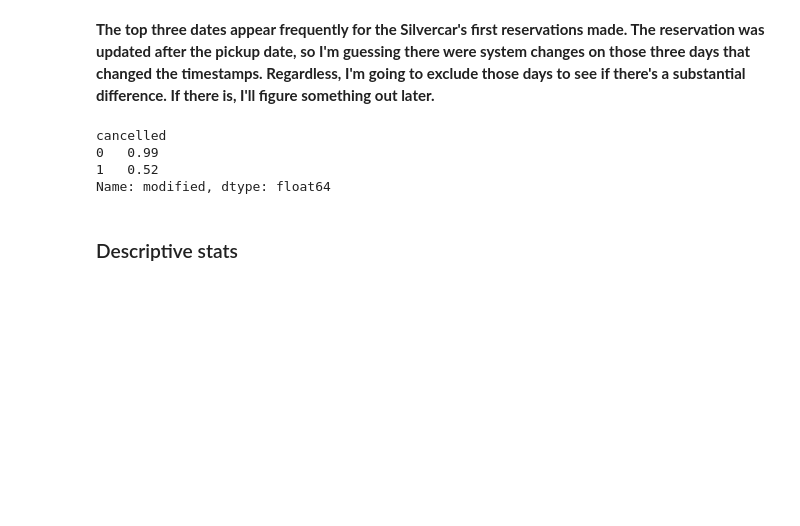
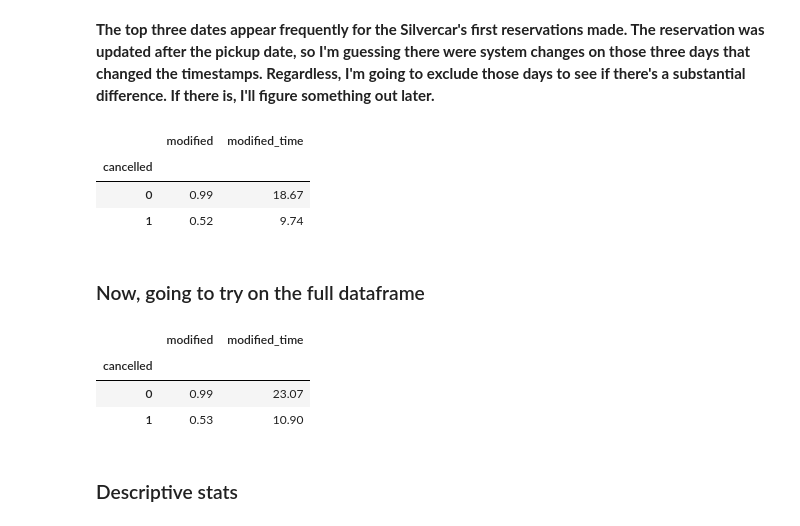
Before and after one commit to mengeling/silvercar-cancellation-predictor, a Jupyter notebook: EDA/silvercar.ipynb, the cells around one changed output. Saved outputs shown, nothing was run; the diff lists cells and outputs as text; code cells hidden in the pictures; blank space fills up the shorter version.

```diff
--- a/EDA/silvercar.ipynb
+++ b/EDA/silvercar.ipynb
@@ -192,10 +192,13 @@ dates = [pd.Timestamp('2014-03-04').date(), pd.Timestamp('2013-05-23').date(), p
 df_modified = df[~df["updated_at"].dt.date.isin(dates)]
 # %%
 df_modified["modified"] = df_modified["updated_at"].dt.date > df_modified["created_at"].dt.date
+df_modified["modified_time"] = (df_modified["updated_at"] - df_modified["created_at"]).dt.total_seconds() / 86400
 # %%
-df_modified.groupby("cancelled")["modified"].mean()
+df_modified.groupby("cancelled")[["modified", "modified_time"]].mean()
 # %% [output]
-cancelled
-0   0.99
-1   0.52
-Name: modified, dtype: float64
+|  | modified | modified_time |
+| cancelled |  |  |
+| 0 | 0.99 | 18.67 |
+| 1 | 0.52 | 9.74 |
+# %% [markdown]
+### Now, going to try on the full dataframe
@@ -202,3 +208,10 @@ Name: modified, dtype: float64
+# %%
+df.groupby("cancelled")[["modified", "modified_time"]].mean()
+# %% [output]
+|  | modified | modified_time |
+| cancelled |  |  |
+| 0 | 0.99 | 23.07 |
+| 1 | 0.53 | 10.90 |
 # %% [markdown]
 ### Descriptive stats
 # %%
```
Also changed, not shown: parts of 33 cells of this notebook.
